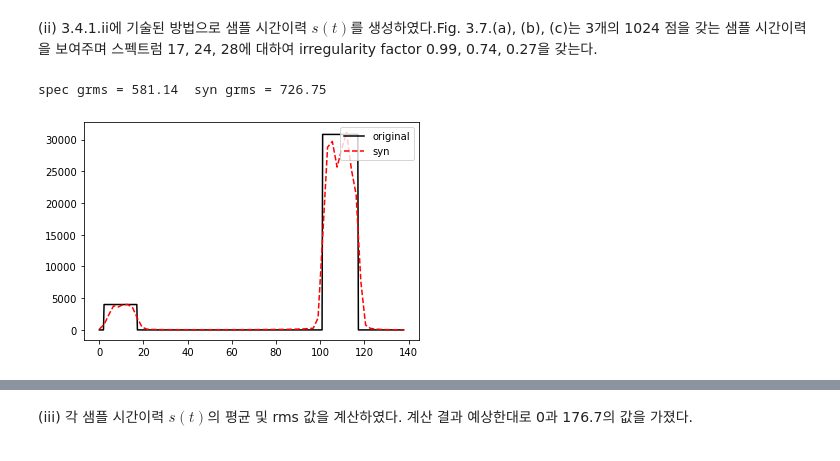
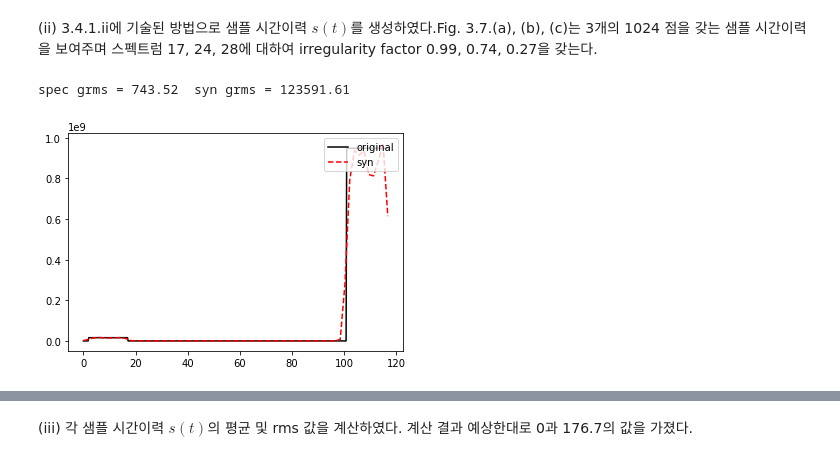
Before and after one commit to wonho13/work, a Jupyter notebook: 논문번역/Dirlik1985/Dirlik1985.ipynb, the cells around one changed output, grey strips where cells are left out. Cells and saved outputs as stored; diff of their text form; code cells hidden in the pictures.

```diff
--- a/논문번역/Dirlik1985/Dirlik1985.ipynb
+++ b/논문번역/Dirlik1985/Dirlik1985.ipynb
@@ -161,7 +161,7 @@ def Gr(f,f1,p1,f2,p2,A1,A2):
             out[i] = A1
         elif f[i] >= f2 and f[i] <= p2:
             out[i] = A2;
-    return out;
+    return out**2;
 # %%
 plt.figure(figsize=(14,4));
 plt.subplot(121);
@@ -214,4 +214,7 @@ plt.plot(f,g7,'k*'); plt.xlim(0,240); plt.ylim(0,30000);
 [figure]
 # %% [markdown]
 (ii) 3.4.1.ii에 기술된 방법으로 샘플 시간이력 $s(t)$를 생성하였다.Fig. 3.7.(a), (b), (c)는 3개의 1024 점을 갖는 샘플 시간이력을 보여주며 스펙트럼 17, 24, 28에 대하여 irregularity factor 0.99, 0.74, 0.27을 갖는다.
+# %%
+def log_interp(x,x_spec,y_spec):
+    return 10**np.interp(np.log10(x),np.log10(x_spec),np.log10(y_spec));
 # %%
@@ -244,28 +246,24 @@ def psd2th(freq,psd,dur):
 # %%
 # Fig 3.7.(a) SP-28 TH
+A1 = 4000; f1 = 2; p1 = 17; A2 = 30801; f2 = 101; p2 = 117; xm = 0.981; r = 0.988;
 def G1(f):
     A1 = 4000; f1 = 2; p1 = 17; A2 = 30801; f2 = 101; p2 = 117; xm = 0.981; r = 0.988;
     return Gr(f,f1,p1,f2,p2,A1,A2);
 Nt = 1024; Nf = 512; fmax = p2; fs = 2*fmax; dt = 1/fs; tmax = dt*Nt; df = 1/(Nt*dt);
 freq1= np.arange(Nf)*df; psd1 = G1(freq1); grms_spec1 = np.sqrt(A1*(p1-f1)+A2*(p2-f2));
 # PSD1
-time,th = psd2th(freq1,psd1,dur=tmax/2);
-for i in range(19):
-    time_tmp,th_tmp = psd2th(freq1,psd1,dur=tmax/2);
-    time_tmp += max(time);
-    time = np.concatenate([time,time_tmp]);
-    th = np.concatenate([th,th_tmp]);
+time,th = psd2th(freq1,psd1);
 # grms 비교
 grms_syn = np.std(th);
 print("spec grms = %.2f  syn grms = %.2f"%(grms_spec1,grms_syn));
 # PSD Check
 freq_syn,psd_syn = welch(th,fs = max(freq1)*2,nperseg=2**7);
 plt.plot(freq1,psd1,'k-',label='original');
 plt.plot(freq_syn,psd_syn,'r--',label='syn'); plt.legend(loc='upper right');
 time1 = time; th1 = th;
 # %% [output]
-spec grms = 581.14  syn grms = 726.75
+spec grms = 743.52  syn grms = 123591.61
-[figure, old version]
+[figure, new version]
 # %%
 plt.figure(figsize=(12,5)); plt.plot(time,th,'k-'); plt.title('Fig.3.7.a Time History, $\gamma=.27$');
 plt.xlim(0,2);
```
Also changed, not shown: parts of 30 cells of this notebook.
